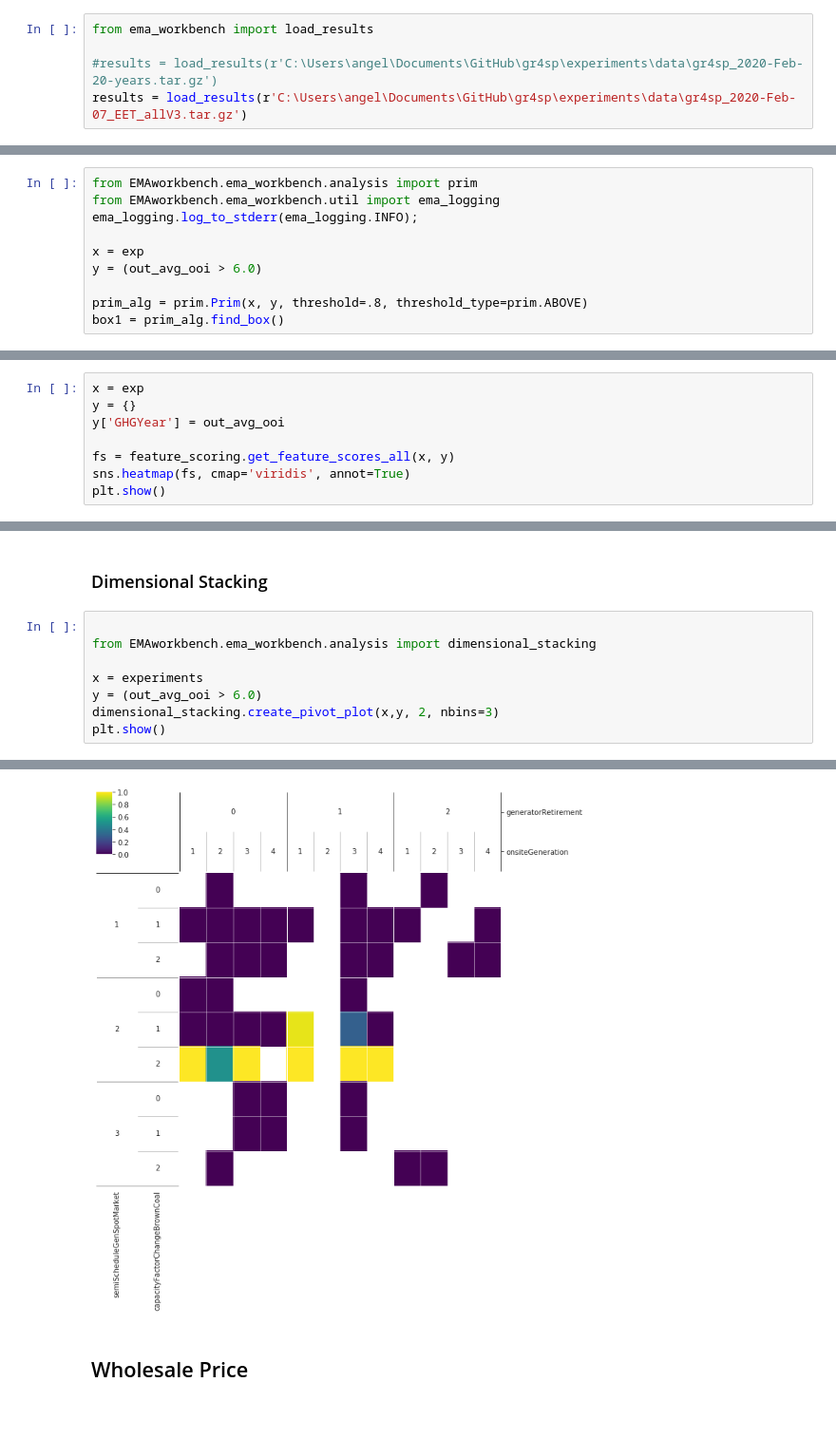
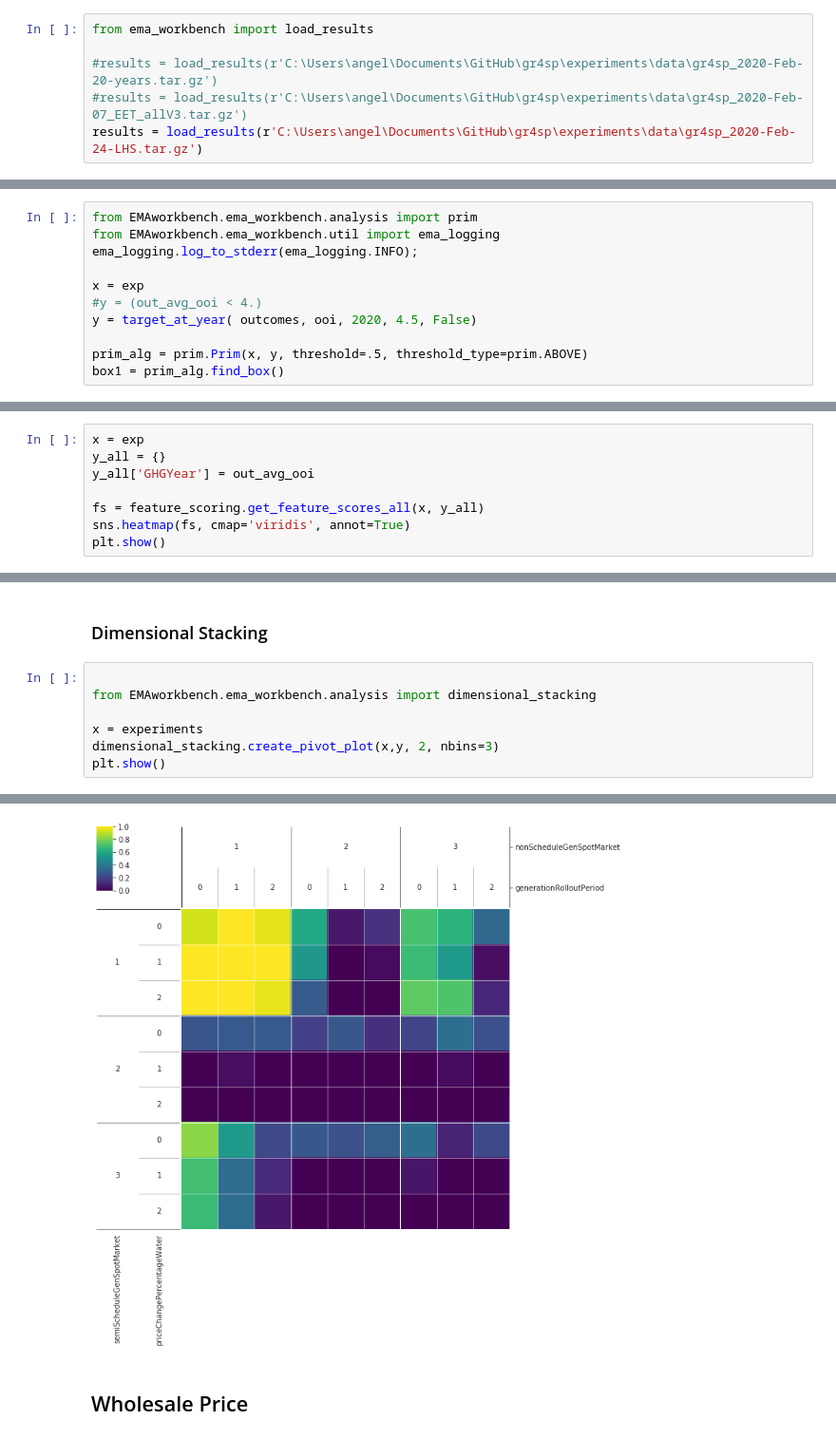
Before and after one commit to gr4sp/simulationEngine, a Jupyter notebook: experiments/notebookGr4sp/ema_gr4sp_PRIM.ipynb, the cells around one changed output, grey strips where cells are left out. Shown: that part at 95% size. Drawn from its saved outputs; the diff is of its cells as text.

```diff
--- a/experiments/notebookGr4sp/ema_gr4sp_PRIM.ipynb
+++ b/experiments/notebookGr4sp/ema_gr4sp_PRIM.ipynb
@@ -39,5 +39,6 @@ import glob
 from ema_workbench import load_results
 
 #results = load_results(r'C:\Users\angel\Documents\GitHub\gr4sp\experiments\data\gr4sp_2020-Feb-20-years.tar.gz')
-results = load_results(r'C:\Users\angel\Documents\GitHub\gr4sp\experiments\data\gr4sp_2020-Feb-07_EET_allV3.tar.gz')
+#results = load_results(r'C:\Users\angel\Documents\GitHub\gr4sp\experiments\data\gr4sp_2020-Feb-07_EET_allV3.tar.gz')
+results = load_results(r'C:\Users\angel\Documents\GitHub\gr4sp\experiments\data\gr4sp_2020-Feb-24-LHS.tar.gz')
 # %% [output]
@@ -126,8 +166,9 @@ from EMAworkbench.ema_workbench.util import ema_logging
 ema_logging.log_to_stderr(ema_logging.INFO);
 
 x = exp
-y = (out_avg_ooi > 6.0)
+#y = (out_avg_ooi < 4.)
+y = target_at_year( outcomes, ooi, 2020, 4.5, False)
 
-prim_alg = prim.Prim(x, y, threshold=.8, threshold_type=prim.ABOVE)
+prim_alg = prim.Prim(x, y, threshold=.5, threshold_type=prim.ABOVE)
 box1 = prim_alg.find_box()
 # %% [output]
@@ -200,9 +239,9 @@ fs.sort_values(ascending=False, by=1)
 # %%
 x = exp
-y = {}
-y['GHGYear'] = out_avg_ooi
+y_all = {}
+y_all['GHGYear'] = out_avg_ooi
 
-fs = feature_scoring.get_feature_scores_all(x, y)
+fs = feature_scoring.get_feature_scores_all(x, y_all)
 sns.heatmap(fs, cmap='viridis', annot=True)
 plt.show()
 # %% [output]
@@ -212,14 +251,13 @@ plt.show()
 # %%
 
 from EMAworkbench.ema_workbench.analysis import dimensional_stacking
 
 x = experiments
-y = (out_avg_ooi > 6.0)
 dimensional_stacking.create_pivot_plot(x,y, 2, nbins=3)
 plt.show()
 # %% [output]
 [MainProcess/INFO] model dropped from analysis because only a single category
-[figure, old version]
+[figure, new version]
 # %% [markdown]
 ## Wholesale Price
 # %%
```
Also changed, not shown: parts of 10 cells of this notebook, 3 other files.
